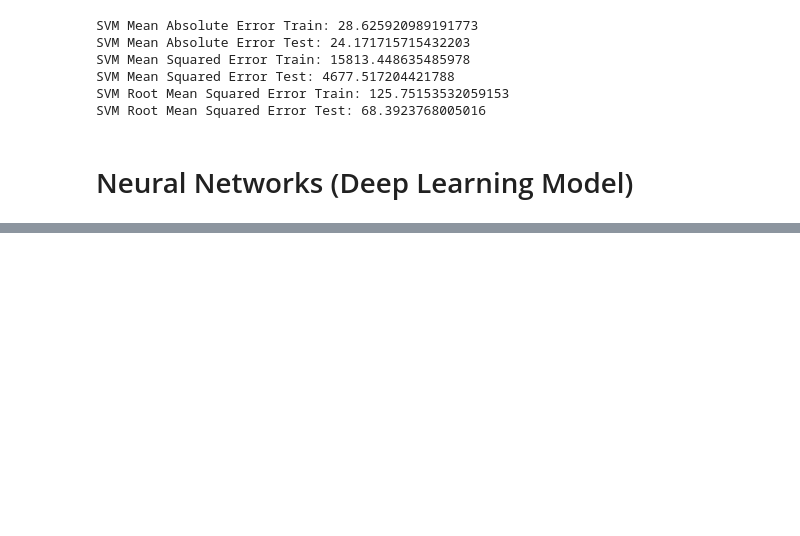
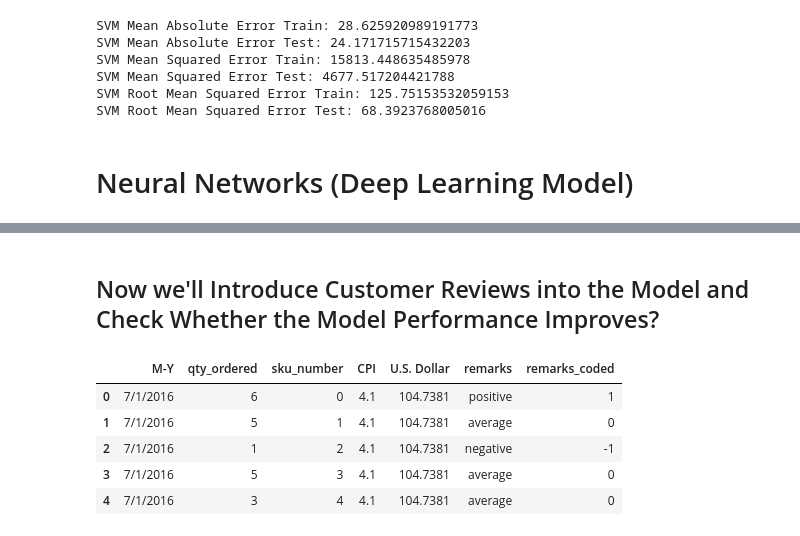
Before and after one commit to NaumanAnwar97/ModelEvaluation, a Jupyter notebook: Model_01.ipynb, the cells around one changed output, grey strips where cells are left out. Drawn from its saved outputs; the diff is of its cells as text; code cells hidden in the pictures; blank space fills up the shorter version.

```diff
--- a/Model_01.ipynb
+++ b/Model_01.ipynb
@@ -375,0 +359,12 @@ Neural Network Root Mean Squared Error: 63.82839087941353
+# %% [markdown]
+## Now we'll Introduce Customer Reviews into the Model and Check Whether the Model Performance Improves?
+# %%
+newDf = pd.read_csv('./Sample5.csv')
+newDf.head(5)
+# %% [output]
+|  | M-Y | qty_ordered | sku_number | CPI | U.S. Dollar | remarks | remarks_coded |
+| 0 | 7/1/2016 | 6 | 0 | 4.1 | 104.7381 | positive | 1 |
+| 1 | 7/1/2016 | 5 | 1 | 4.1 | 104.7381 | average | 0 |
+| 2 | 7/1/2016 | 1 | 2 | 4.1 | 104.7381 | negative | -1 |
+| 3 | 7/1/2016 | 5 | 3 | 4.1 | 104.7381 | average | 0 |
+| 4 | 7/1/2016 | 3 | 4 | 4.1 | 104.7381 | average | 0 |
```
Also changed, not shown: parts of 29 cells of this notebook.
